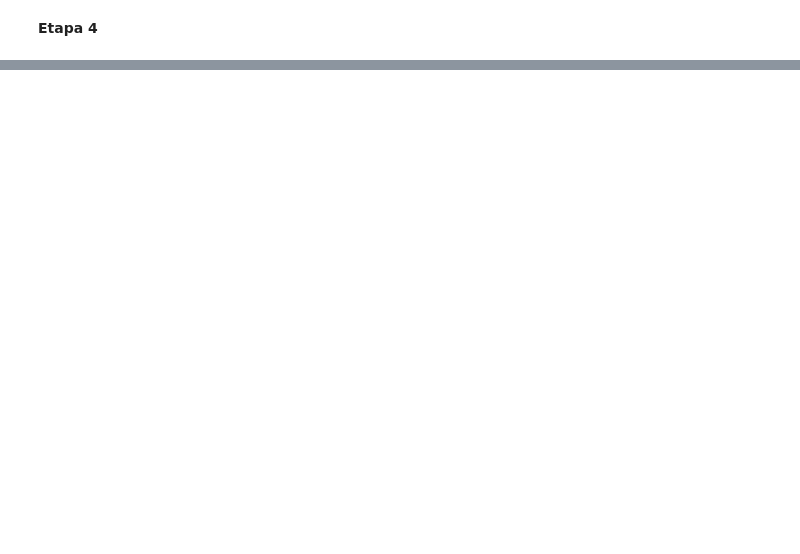
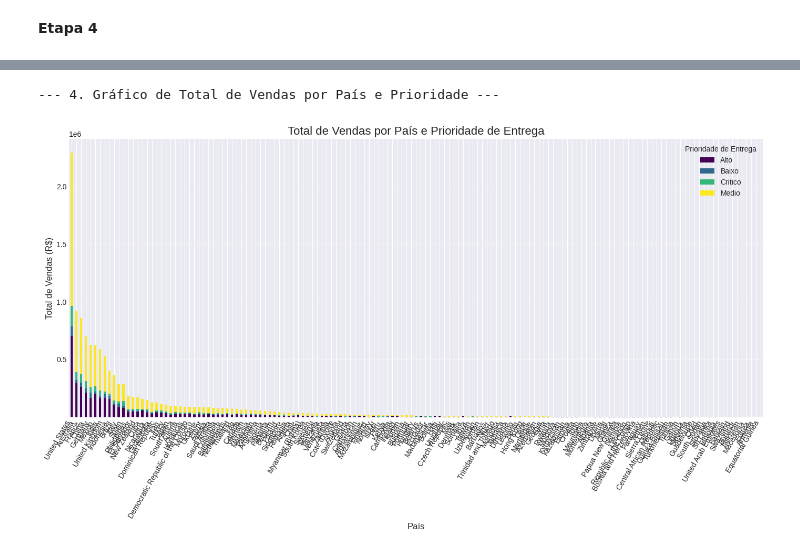
Before and after one commit to davidfeitoza/Lp1_vendas, a Jupyter notebook: Cópia_de_lp1_vendas.ipynb, the cells around one changed output, grey strips where cells are left out. Cells and saved outputs as stored; diff of their text form; code cells hidden in the pictures; blank space fills up the shorter version.

```diff
--- a/Cópia_de_lp1_vendas.ipynb
+++ b/Cópia_de_lp1_vendas.ipynb
@@ -7,7 +7,7 @@ import pandas as pd
 import matplotlib.pyplot as plt
 import seaborn as sns
 
-caminho_arquivo = ''
+caminho_arquivo = '/content/drive/MyDrive/Colab Notebooks/12 RP07 Análise de Dados com Python.xlsx'
 
 try:
     df = pd.read_excel(caminho_arquivo)
@@ -45,7 +60,7 @@ print("\nCópia do DataFrame original criada para limpeza (df_limpo).")
 print("\nNomes originais das colunas:")
 print(df_limpo.columns.tolist())
 novos_nomes_colunas = {col: col.replace(' ', '_').replace('.','').lower() for col in df_limpo.columns}
-df_limpo.rename(columns=novos_nomes_colunas, implace=True)
+df_limpo.rename(columns=novos_nomes_colunas, inplace=True)
 
 print("\nNomes das colunas após renomeação, se houver:")
 print(df_limpo.columns.tolist())
@@ -100,7 +133,7 @@ for coluna in colunas_numericas_para_converter:
 # 3.2. Converter a coluna data_pedido para o tipo datetime
 coluna_data = 'data_pedido' # Adapte conforme o nome real da sua coluna de data
 if coluna_data in df_limpo.columns:
-  df_limpo[coluna_data] = pd.to_datetime(df_limpo[coluna_data], erros='coerce')
+  df_limpo[coluna_data] = pd.to_datetime(df_limpo[coluna_data], errors='coerce')
   # Tratar possíveis NaNs criados por datas inválidas
   if df_limpo[coluna_data].isnull().sum() > 0:
     print(f"Atenção: {df_limpo[coluna_data].isnull().sum()} valores inválidos na coluna '{coluna_data}' foram convertidos para NaT (Not a Time).")
@@ -249,19 +398,22 @@ else:
 # %%
 print("\n--- 4. Gráfico de Total de Vendas por País e Prioridade ---")
 vendas_por_pais_prioridade = df_limpo.groupby(['pais', 'prioridade'])['total_vendas'].sum().unstack(fill_value=0)
 
 soma_vendas_por_pais = vendas_por_pais_prioridade.sum(axis=1).sort_values(ascending=False).index
 vendas_por_pais_prioridade_ordenado = vendas_por_pais_prioridade.loc[soma_vendas_por_pais]
 
-vendas_por_pais_prioridade_ordenado.plot(kind='bar', stack=True, figsize=(14, 8), colormap='viridis')
+vendas_por_pais_prioridade_ordenado.plot(kind='bar', stacked=True, figsize=(14, 8), colormap='viridis')
 plt.title('Total de Vendas por País e Prioridade de Entrega', fontsize=16)
 plt.xlabel('País', fontsize=12)
 plt.ylabel('Total de Vendas (R$)', fontsize=12)
 plt.xticks(rotation=60, ha='right')
 plt.legend(title='Prioridade de Entrega')
 plt.grid(axis='y', linestyle='--', alpha=0.7)
 plt.tight_layout()
 plt.show()
+# %% [output]
+--- 4. Gráfico de Total de Vendas por País e Prioridade ---
+[figure, added]
 # %%
 print("\n--- 5. Gráfico de Média de Vendas (Ticket Médio) por País ---")
 if 'quantidade' in df_limpo.columns and pd.api.types.is_numeric_dtype(df_limpo['quantidade']):
```
Also changed, not shown: parts of 12 cells of this notebook.
